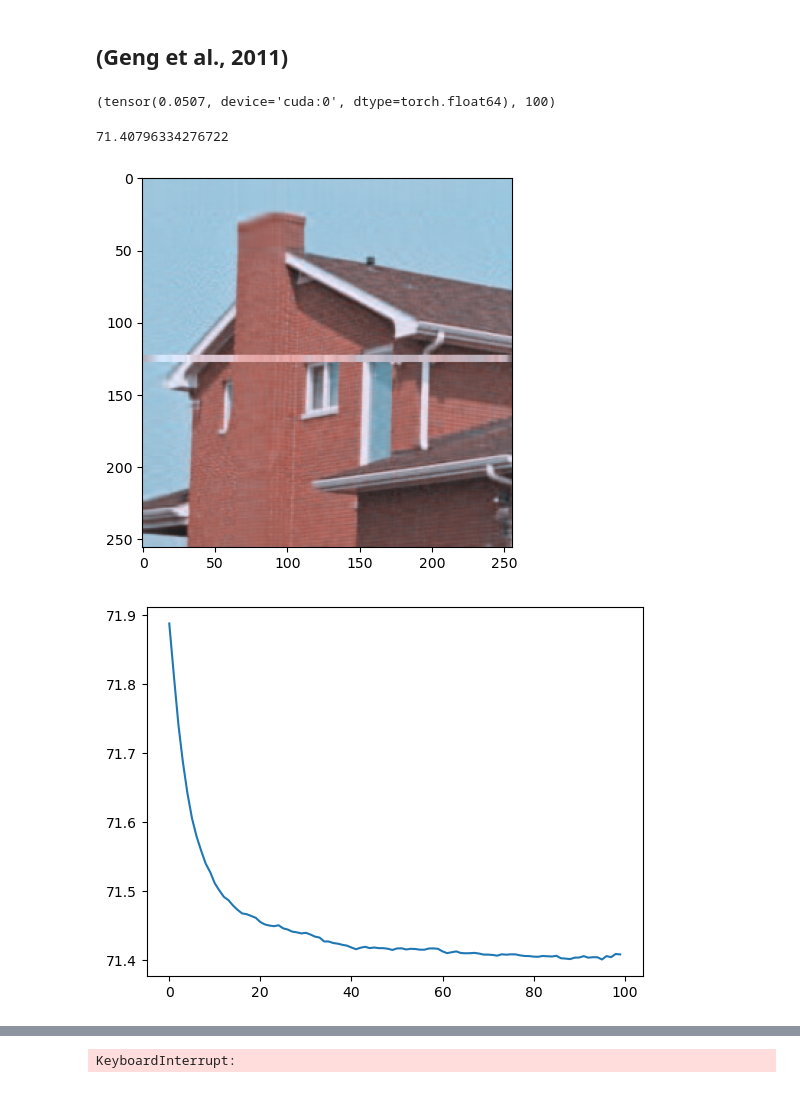
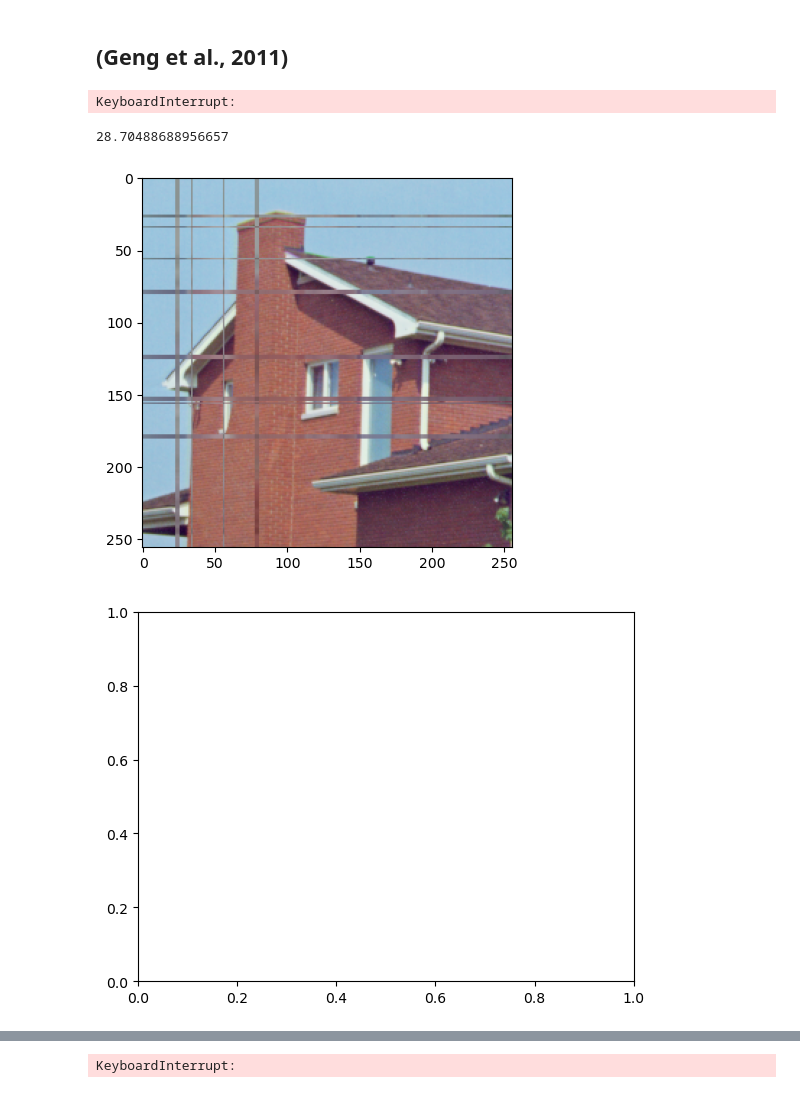
Before and after one commit to poonehmousavi/Audio_Tensor_Completion, a Jupyter notebook: test.ipynb, the cells around one changed output, grey strips where cells are left out. Cells and saved outputs as stored; diff of their text form; code cells hidden in the pictures.

```diff
--- a/test.ipynb
+++ b/test.ipynb
@@ -179,15 +179,15 @@ n,m,i = T.shape
 # i[0] = 1
 # j = np.random.randint(0,m,10)
 # j[0] = 2
-# i = [23,24,25,26,27,78,79,80,56,34,152,153,154,123,124,125,126,127,178,179,180,156]
-i = [123,124,125,126,127]
+i = [26,27,78,79,80,56,34,152,153,154,123,124,125,178,179,180,156]
+# i = [123,124,125,126,127]
 
 # for a in range(150,160):
 #     i.append(a)
-# j = [23,24,25,26,27,78,79,80,56,34]
+j = [23,24,25,78,79,80,56,34]
 mask = np.ones((n,m)).astype(bool)
 mask[i,:] = False
-# mask[:,j] = False
+mask[:,j] = False
 TM = T.copy()
 TM[~mask] = [0,0,0]
 fig,ax = plt.subplots()
@@ -274,57 +314,33 @@ Mm = uniform_filter(Mm, size=[10,10,0], mode='constant')
 # TM = T.detach().clone()
 # tensorly.decomposition.
 # (np.nanmean(TM,axis=0)[:,np.newaxis]+np.nanmean(TM,axis=1)[np.newaxis])
-
-
-#not needed but to be sure
 T_new = TM
 T_new[~mask] = Mm[~mask]
 
-T_new = tl.tensor(T_new, device='cuda', dtype=tl.float64)
-TM = tl.tensor(TM, device='cuda', dtype=tl.float64)
-
-max_it = 100
-norm = 1
-epsilon = 1e-10
-r = 10
-i = 0
-bar = tqdm()
-nl = list()
-nd = list()
-while (i<max_it) : #& (norm > epsilon)
-
-    T_old = T_new.clone().detach()
-    T_old[mask] = TM[mask].clone().detach()
-
-    T_new = tl.tucker_to_tensor(tl.decomposition.tucker(tensor=T_old,rank=[150,150,2],n_iter_max=100,svd = 'randomized_svd',init='random'))
-    T_new[T_new >255] = 255
-    T_new[T_new < 0] = 0
-    # T_new = tl.tt_to_tensor(tl.decomposition.tensor_train(input_tensor=T_old.clone().detach(),rank=[1,10,2,1],svd = 'randomized_svd'))
-    # T_new = tr_to_tensor(tl.decomposition.tensor_ring(input_tensor=T_old.clone().detach(),rank=[2,4,2,2],svd = 'randomized_svd'))
-
-    norm = tl.norm(TM[mask] - T_new[mask])/tl.norm(TM[mask])
-    i += 1
-    rse = 100*np.linalg.norm(T_old[~mask].cpu().numpy() - T[~mask], 2) / np.linalg.norm(T[~mask], 2)
-
-    bar.update(1)
-    bar.set_description("norm : " + str(norm) + "Diff :" + str(rse))
-    nl.append(norm.cpu().numpy())
-    nd.append(rse)
-norm,max_it
+tunin = [test(TM.copy(),T_new.copy(),r) for r in [2,3,4,5,6,7,8,10,15,20,50,100,150,200]]
+#not needed but to be sure
 # %% [output]
-(tensor(0.0507, device='cuda:0', dtype=torch.float64), 100)
+KeyboardInterrupt:
 # %%
-
 fig,ax = plt.subplots()
 
 # # plt.imshow(T)$
 
-plt.imshow(T_new.cpu().numpy().astype(int))
+plt.imshow(T_old.cpu().numpy().astype(int))
+# fig,ax = plt.subplots()
+# # ax.plot(nl[1:]-nl[0])
+# ax.plot(nd)
+# nd[-1]
+# rse
+
 fig,ax = plt.subplots()
-# ax.plot(nl[1:]-nl[0])
-ax.plot(nd)
+
+
+# train 50 - 29
+# Ting 8 - 29
+# Tucker unstable - best 2
 nd[-1]
 # %% [output]
-71.40796334276722
+28.70488688956657
-[figure, old version]
+[figure, new version]
-[figure, old version]
+[figure, new version]
```
Also changed, not shown: parts of 5 cells of this notebook.
